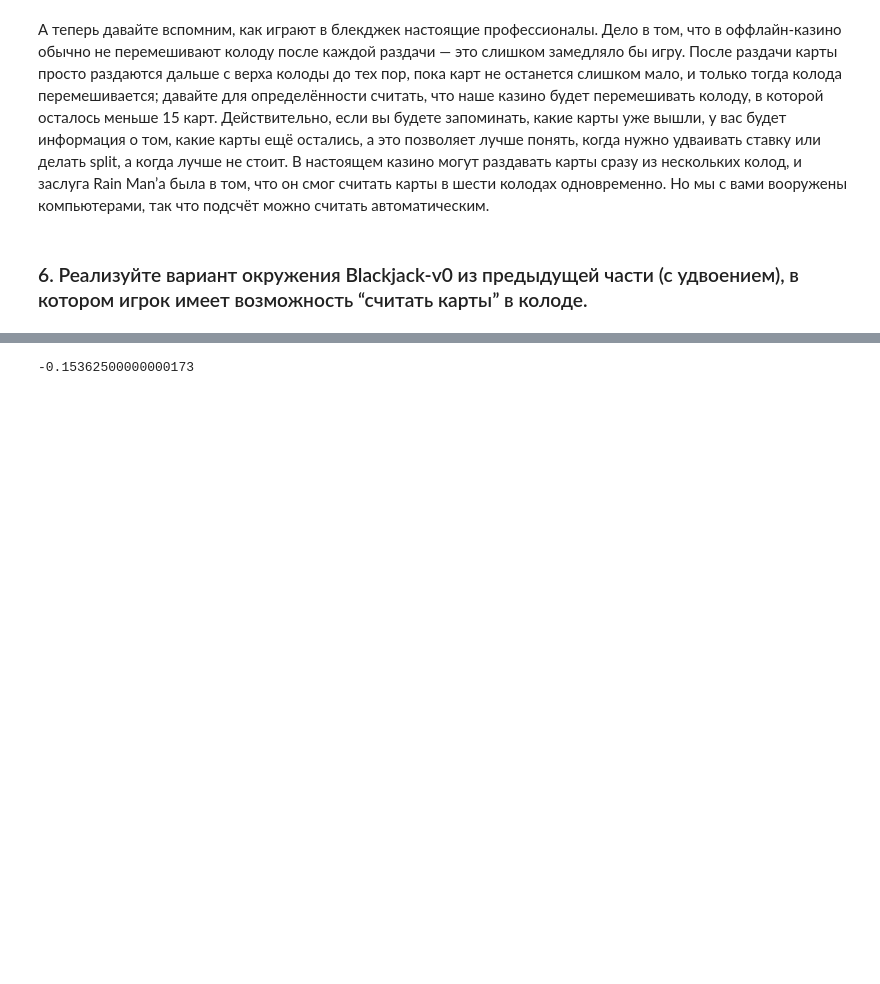
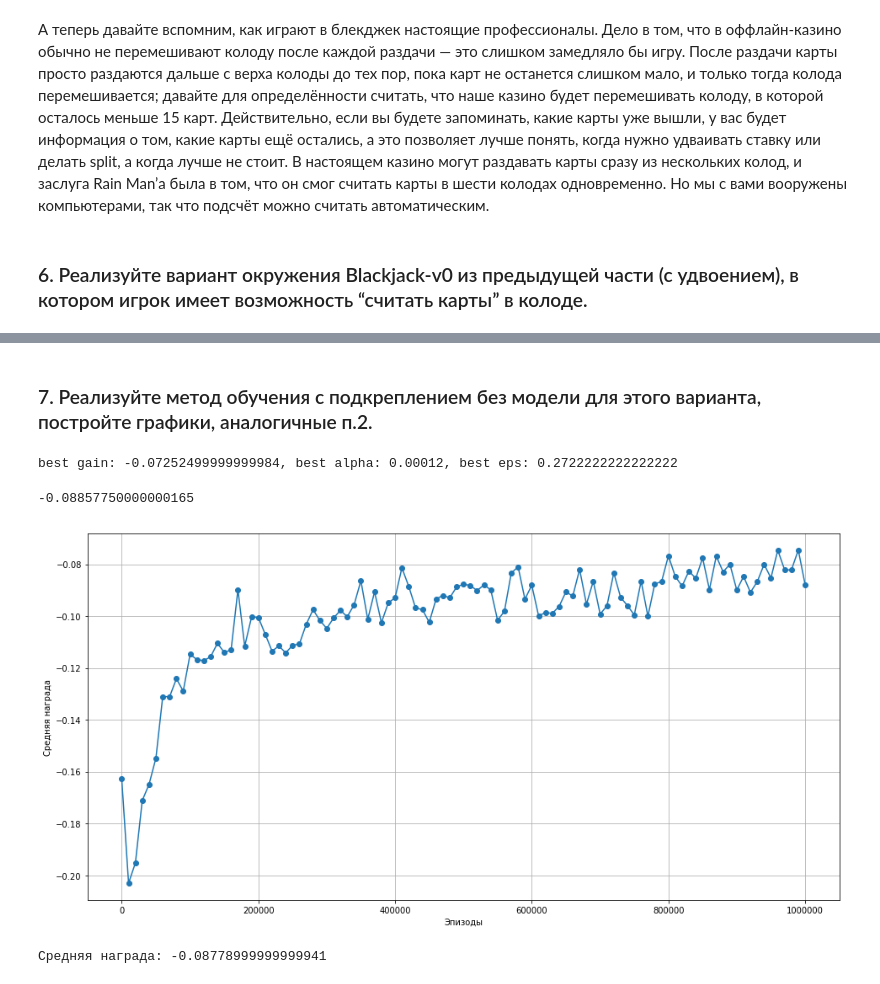
Before and after one commit to WadimZakharov/RL_DL, a Jupyter notebook: BlackJack/Zakharov_hw1.ipynb, the cells around one changed output, grey strips where cells are left out. Saved outputs shown, nothing was run; the diff lists cells and outputs as text; code cells hidden in the pictures; blank space fills up the shorter version.

```diff
--- a/BlackJack/Zakharov_hw1.ipynb
+++ b/BlackJack/Zakharov_hw1.ipynb
@@ -82,6 +82,8 @@ class Qlearning:
             self.env = СountingDoubleBlackjackEnv()
             self.na = self.env.na
 
+        self.action_space = list(range(self.na))
+
     def get_rewards(self, state):
         if state not in self.Q.keys():
             self.Q[state] = np.zeros(self.na)
@@ -93,7 +95,7 @@ class Qlearning:
 
     def epsilon_greedy_policy(self, state):
         if np.random.rand() < self.eps:
-            action = np.random.choice([0, 1])
+            action = np.random.choice(self.action_space)
         else:
             action = self.get_next_action(state)
         return action
@@ -351,8 +387,52 @@ class СountingDoubleBlackjackEnv(gym.Env):
         return self._get_obs()
+# %% [markdown]
+### 7. Реализуйте метод обучения с подкреплением без модели для этого варианта, постройте графики, аналогичные п.2.
+# %%
+Alpha=np.linspace(0.00001, 0.001, 10)
+Eps = np.linspace(0.05, 0.3, 10)
+best_gain = -10
+for alpha in Alpha:
+    for eps in Eps:
+        QL = Qlearning(alpha=alpha, eps=eps, env="СountingDoubleBlackjack")
+        QL.train(1000000)
+        gain = QL.inference(200000)
+        if gain > best_gain:
+            best_gain = gain
+            best_alpha = alpha
+            best_eps = eps
+
+print(f"best gain: {best_gain}, best alpha: {best_alpha}, best eps: {best_eps}")
+# %% [output]
+best gain: -0.07252499999999984, best alpha: 0.00012, best eps: 0.2722222222222222
 # %%
-QL = Qlearning(env="СountingDoubleBlackjack")
-QL.train(100000)
+QL = Qlearning(alpha=best_alpha, eps=best_eps, env="СountingDoubleBlackjack")
+QL.train(1000000)
+QL.inference(200000)
+# %% [output]
+-0.08857750000000165
-# %%
-QL.inference()
-# %% [output]
--0.15362500000000173
+# %%
+#best_alpha, best_eps = 0.00012, 0.1
+QL = Qlearning(alpha=best_alpha, eps=best_eps, env="СountingDoubleBlackjack")
+delta_inf = 10000
+n_iters = 1000000
+G = [QL.inference()]
+episode = [0]
+step = n_iters//delta_inf
+for i in range(1, step+1):
+    QL.train(delta_inf)
+    gain = QL.inference()
+    G.append(gain)
+    episode.append(i*delta_inf)
+# %%
+plt.figure(figsize=(16, 8))
+plt.plot(episode, G, 'o-')
+plt.xlabel('Эпизоды')
+plt.ylabel('Средняя награда')
+plt.grid()
+plt.show()
+# %% [output]
+[figure, added]
+# %%
+print("Средняя награда:", gain)
+# %% [output]
+Средняя награда: -0.08778999999999941
```
Also changed, not shown: parts of 12 cells of this notebook.
